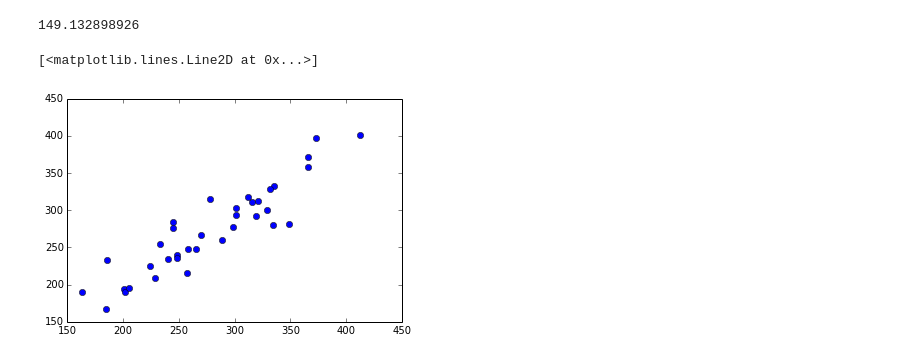
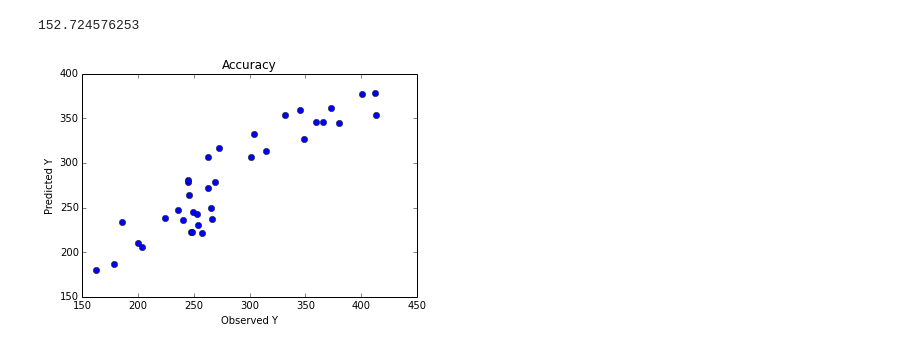
Before and after one commit to jbencook/GPs-for-BigData, a Jupyter notebook: GP_code.ipynb, the cells around one changed output. Cells and saved outputs as stored; diff of their text form; code cells hidden in the pictures.

```diff
--- a/GP_code.ipynb
+++ b/GP_code.ipynb
@@ -42,7 +42,7 @@ def covariance(f, xi, xj, sigma2, length):
         K[i,:] = np.apply_along_axis(f, 1, xj, xi[i,:], sigma2, length)
     return K
 # %%
-sigma2, length = 100., 500
+sigma2, length = 1., 500
 
 K = covariance(matern_32, X, X, sigma2, length) + noise * np.eye(X.shape[0])
 K_test = covariance(matern_32, tstx, X, sigma2, length)
@@ -51,9 +51,4 @@ yhat = K_test.dot(np.linalg.pinv(K)).dot(y)
 
 print np.linalg.norm(tsty - yhat)
 # %% [output]
-149.132898926
+152.724576253
-# %%
-plt.plot(tsty, yhat, 'o')
-# %% [output]
-[<matplotlib.lines.Line2D at 0x...>]
-[figure, removed]
@@ -63,3 +55,13 @@ K_test = covariance(matern_32, tstx, X, sigma2, length)
+# %%
+# Note: the y = x line is a perfect fit
+plt.plot(tsty, yhat, 'o')
+
+plt.title('Accuracy')
+plt.xlabel('Observed Y')
+plt.ylabel('Predicted Y')
+plt.show()
+# %% [output]
+[figure, added]
 # %%
 r = 10
 
```
Also changed, not shown: parts of 5 cells of this notebook.
